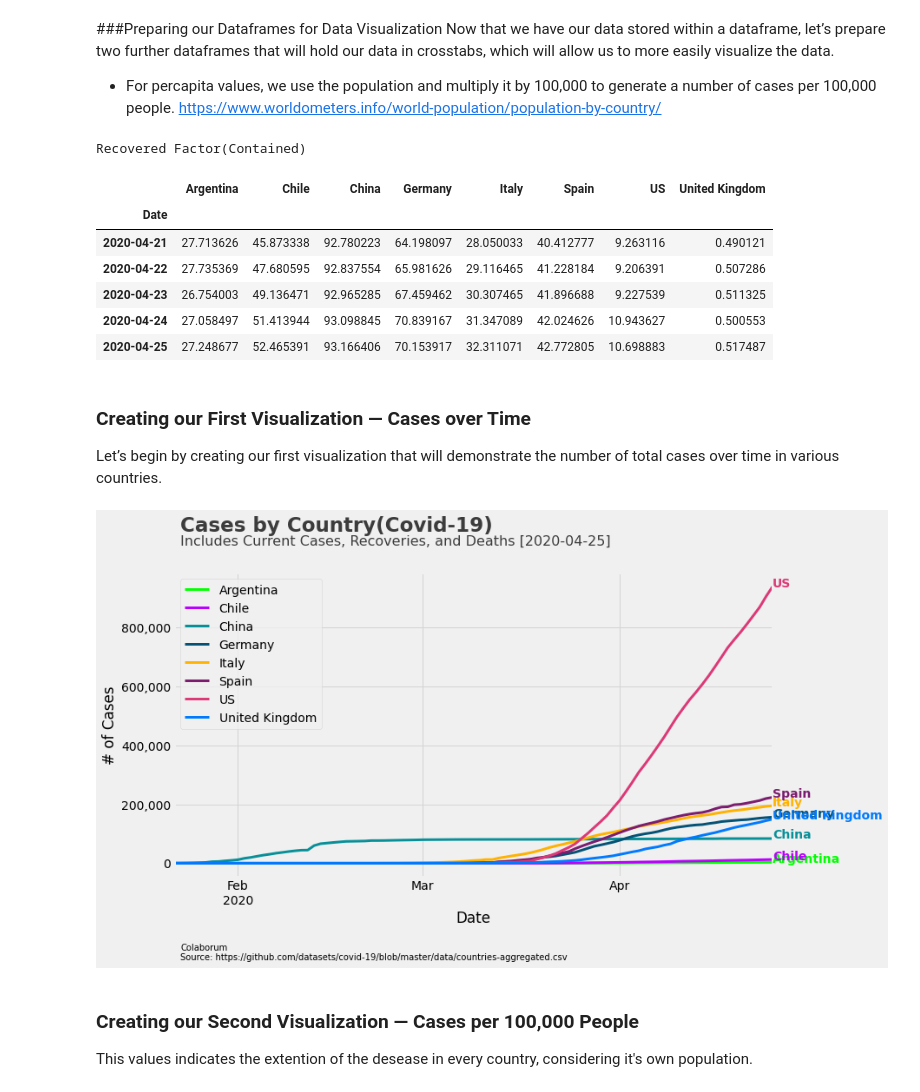
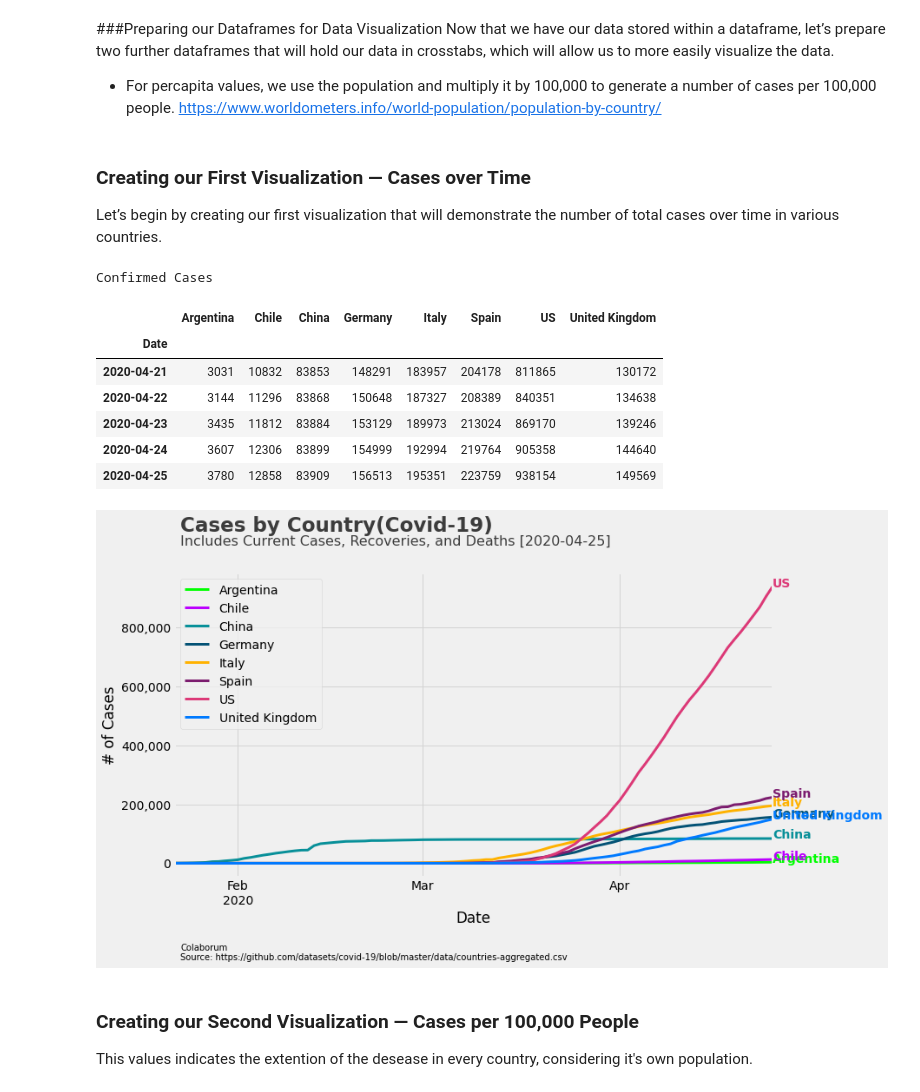
Before and after one commit to aminoplis/HealthReports, a Jupyter notebook: Performance_on_Covid_19_Strategies.ipynb, the cells around one changed output. Drawn from its saved outputs; the diff is of its cells as text; code cells hidden in the pictures.

```diff
--- a/Performance_on_Covid_19_Strategies.ipynb
+++ b/Performance_on_Covid_19_Strategies.ipynb
@@ -77,49 +77,50 @@ for country in list(percapita.columns):
     percapita[country] = percapita[country]/populations[country]*100000
 
 #covidm.head(-1)
-print('Recovered Factor(Contained)')
-covidc[len(covid)-5:].head()
+#print('Recovered Factor(Contained)')
+#covidc[len(covid)-5:].head()
-# %% [output]
-Recovered Factor(Contained)
-|  | Argentina | Chile | China | Germany | Italy | Spain | US | United Kingdom |
-| Date |  |  |  |  |  |  |  |  |
-| 2020-04-21 | 27.713626 | 45.873338 | 92.780223 | 64.198097 | 28.050033 | 40.412777 | 9.263116 | 0.490121 |
-| 2020-04-22 | 27.735369 | 47.680595 | 92.837554 | 65.981626 | 29.116465 | 41.228184 | 9.206391 | 0.507286 |
-| 2020-04-23 | 26.754003 | 49.136471 | 92.965285 | 67.459462 | 30.307465 | 41.896688 | 9.227539 | 0.511325 |
-| 2020-04-24 | 27.058497 | 51.413944 | 93.098845 | 70.839167 | 31.347089 | 42.024626 | 10.943627 | 0.500553 |
-| 2020-04-25 | 27.248677 | 52.465391 | 93.166406 | 70.153917 | 32.311071 | 42.772805 | 10.698883 | 0.517487 |
 # %% [markdown]
 ### Creating our First Visualization — Cases over Time
 Let’s begin by creating our first visualization that will demonstrate the number of total cases over time in various countries.
 # %%
 #@title
 # Section 6 - Generating Colours and Style
 colors = { 'Argentina':'#00FF00','Chile':'#BB00FF', 'China':'#089099', 'Germany':'#045275',
           'Italy':'#FFB200', 'Spain':'#7C1D6F', 'US':'#DC3977', 'United Kingdom':'#007aff' }
 plt.style.use('fivethirtyeight')
 
 # Section 7 - Creating the Visualization
 plot = covid.plot(figsize=(11,6), color=list(colors.values()), linewidth=3, legend=True)
 plot.yaxis.set_major_formatter(ticker.StrMethodFormatter('{x:,.0f}'))
 plot.grid(color='#d4d4d4')
 plot.set_xlabel('Date')
 plot.set_ylabel('# of Cases')
 
 # Section 8 - Assigning Colour
 for country in list(colors.keys()):
     plot.text(x = covid.index[-1], y = covid[country].max(), color = colors[country], s = country,
               weight = 'bold')
 
 # Section 9 - Adding Labels
 plot.text(x = covid.index[1], y = int(covid.max().max())*1.2,
           s = "Cases by Country(Covid-19)", fontsize = 23, weight = 'bold', alpha = .75)
 plot.text(x = covid.index[1], y = int(covid.max().max())*1.15,
           s = "Includes Current Cases, Recoveries, and Deaths ["+fechaactual+"]", fontsize = 16, alpha = .75)
 plot.text(x = percapita.index[1], y = -int(covid.max().max())*.35,
           s = 'Colaborum\nSource: https://github.com/datasets/covid-19/blob/master/data/countries-aggregated.csv',
           fontsize = 10)
-print('')
+#print('')
+print('Confirmed Cases')
+covid[len(covid)-5:].head()
 # %% [output]
+Confirmed Cases
+|  | Argentina | Chile | China | Germany | Italy | Spain | US | United Kingdom |
+| Date |  |  |  |  |  |  |  |  |
+| 2020-04-21 | 3031 | 10832 | 83853 | 148291 | 183957 | 204178 | 811865 | 130172 |
+| 2020-04-22 | 3144 | 11296 | 83868 | 150648 | 187327 | 208389 | 840351 | 134638 |
+| 2020-04-23 | 3435 | 11812 | 83884 | 153129 | 189973 | 213024 | 869170 | 139246 |
+| 2020-04-24 | 3607 | 12306 | 83899 | 154999 | 192994 | 219764 | 905358 | 144640 |
+| 2020-04-25 | 3780 | 12858 | 83909 | 156513 | 195351 | 223759 | 938154 | 149569 |
 [figure]
 # %% [markdown]
 ### Creating our Second Visualization — Cases per 100,000 People
```
Also changed, not shown: parts of 4 cells of this notebook.
